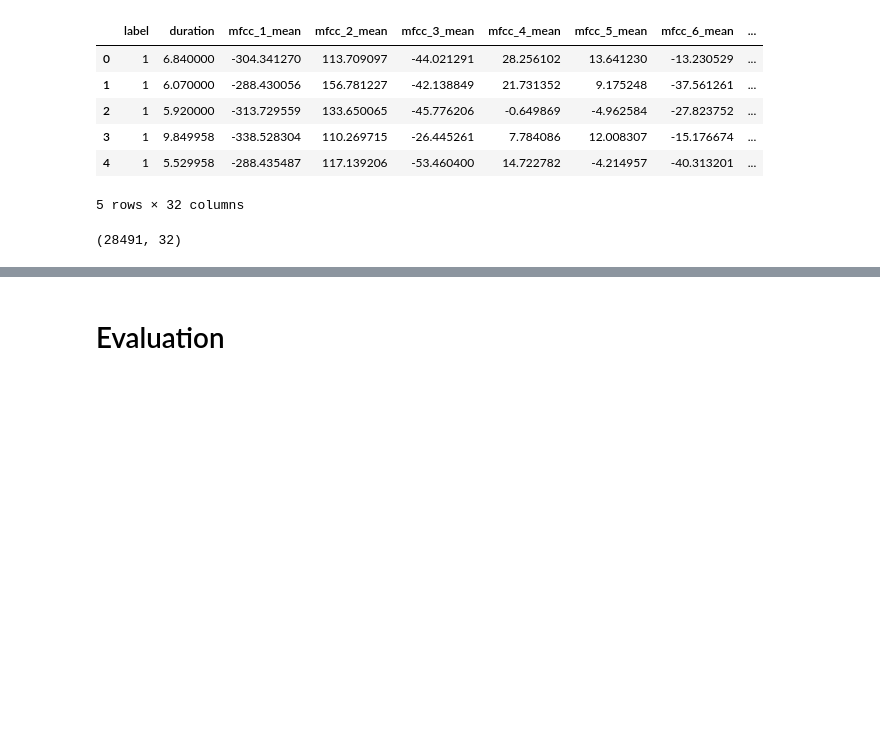
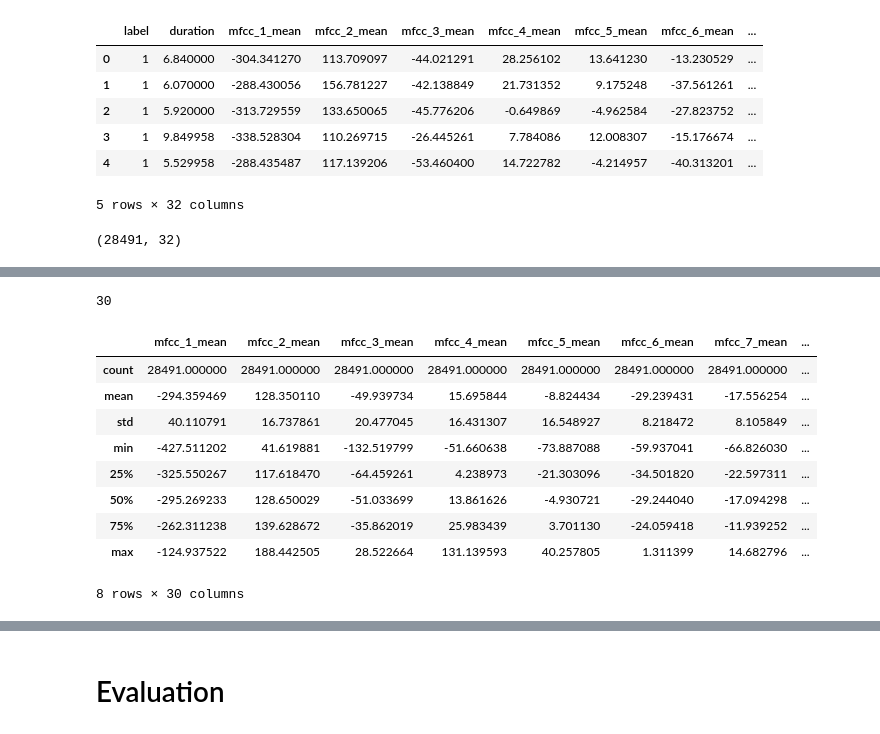
Before and after one commit to ronanhansel/deepfake-audio-detector, a Jupyter notebook: train.ipynb, the cells around one changed output, grey strips where cells are left out. Saved outputs shown, nothing was run; the diff lists cells and outputs as text; code cells hidden in the pictures; blank space fills up the shorter version.

```diff
--- a/train.ipynb
+++ b/train.ipynb
@@ -53,6 +53,23 @@ Index(['duration', 'mfcc_1_mean', 'mfcc_2_mean', 'mfcc_3_mean', 'mfcc_4_mean',
        'mfcc_25_mean', 'mfcc_26_mean', 'mfcc_27_mean', 'mfcc_28_mean',
        'mfcc_29_mean', 'mfcc_30_mean'],
       dtype='object')
+# %%
+features.columns.shape[0]
+# %% [output]
+30
+# %%
+features.describe()
+# %% [output]
+|  | mfcc_1_mean | mfcc_2_mean | mfcc_3_mean | mfcc_4_mean | mfcc_5_mean | mfcc_6_mean | mfcc_7_mean | ... |
+| count | 28491.000000 | 28491.000000 | 28491.000000 | 28491.000000 | 28491.000000 | 28491.000000 | 28491.000000 | ... |
+| mean | -294.359469 | 128.350110 | -49.939734 | 15.695844 | -8.824434 | -29.239431 | -17.556254 | ... |
+| std | 40.110791 | 16.737861 | 20.477045 | 16.431307 | 16.548927 | 8.218472 | 8.105849 | ... |
+| min | -427.511202 | 41.619881 | -132.519799 | -51.660638 | -73.887088 | -59.937041 | -66.826030 | ... |
+| 25% | -325.550267 | 117.618470 | -64.459261 | 4.238973 | -21.303096 | -34.501820 | -22.597311 | ... |
+| 50% | -295.269233 | 128.650029 | -51.033699 | 13.861626 | -4.930721 | -29.244040 | -17.094298 | ... |
+| 75% | -262.311238 | 139.628672 | -35.862019 | 25.983439 | 3.701130 | -24.059418 | -11.939252 | ... |
+| max | -124.937522 | 188.442505 | 28.522664 | 131.139593 | 40.257805 | 1.311399 | 14.682796 | ... |
+8 rows × 30 columns
 # %%
 from sklearn.model_selection import train_test_split
 from sklearn.preprocessing import StandardScaler, MinMaxScaler
```
Also changed, not shown: parts of 9 cells of this notebook, 6 other files.
